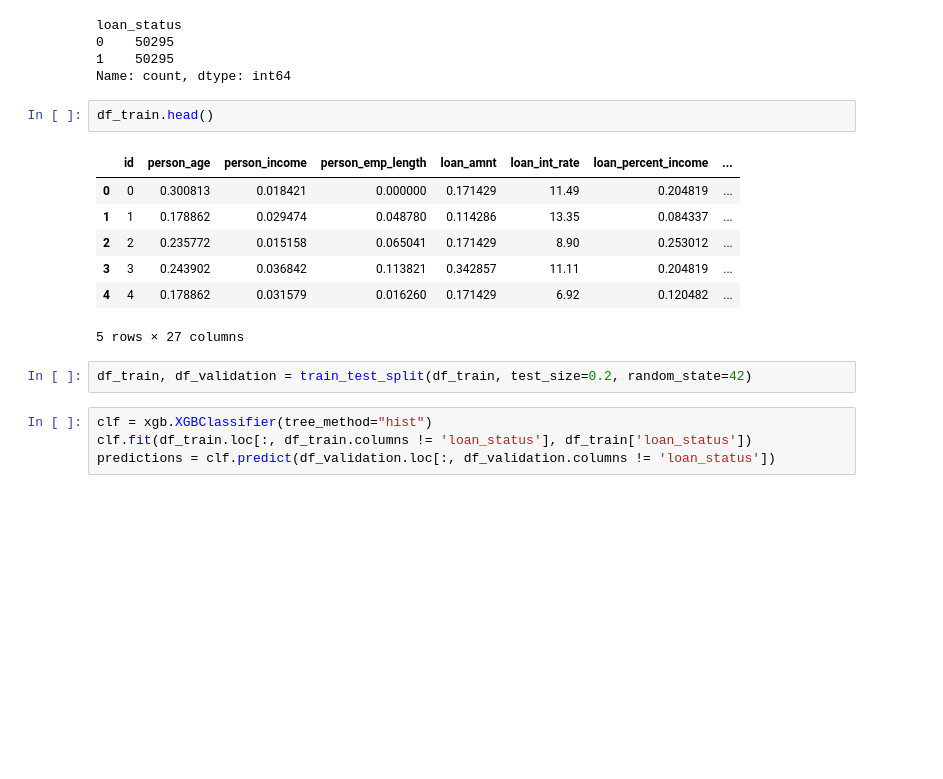
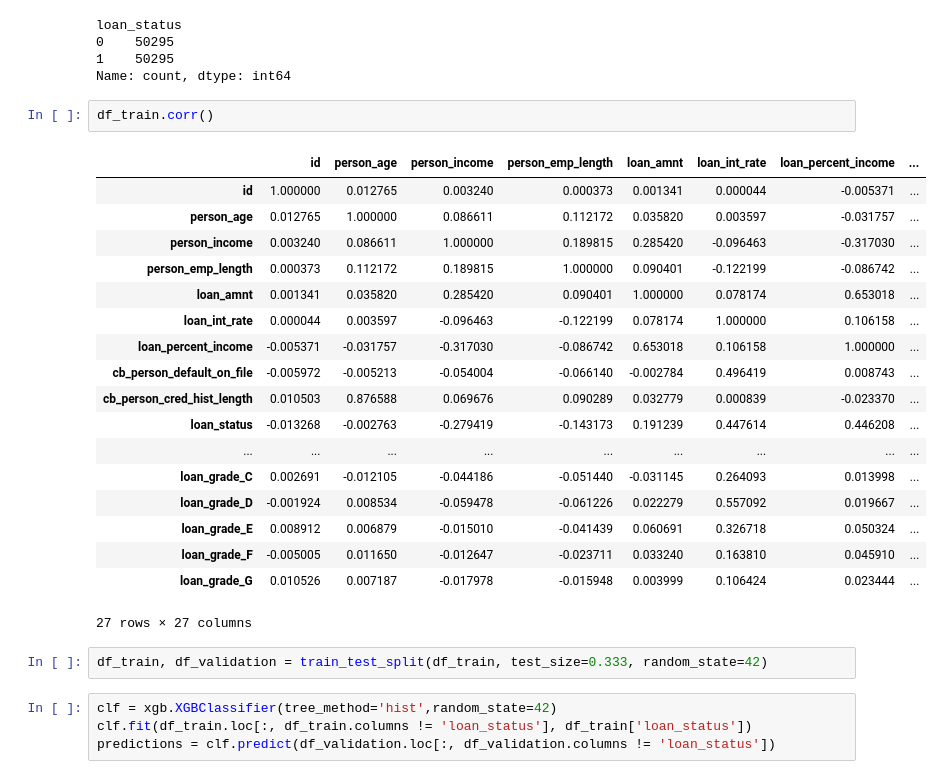
Before and after one commit to KasperLange13/LoanApprovalPrediction, a Jupyter notebook: LoanApproval.ipynb, the cells around one changed output. Cells and saved outputs as stored; diff of their text form; blank space fills up the shorter version.

```diff
--- a/LoanApproval.ipynb
+++ b/LoanApproval.ipynb
@@ -79,19 +123,30 @@ loan_status
 1    50295
 Name: count, dtype: int64
 # %%
-df_train.head()
+df_train.corr()
 # %% [output]
 |  | id | person_age | person_income | person_emp_length | loan_amnt | loan_int_rate | loan_percent_income | ... |
-| 0 | 0 | 0.300813 | 0.018421 | 0.000000 | 0.171429 | 11.49 | 0.204819 | ... |
-| 1 | 1 | 0.178862 | 0.029474 | 0.048780 | 0.114286 | 13.35 | 0.084337 | ... |
-| 2 | 2 | 0.235772 | 0.015158 | 0.065041 | 0.171429 | 8.90 | 0.253012 | ... |
-| 3 | 3 | 0.243902 | 0.036842 | 0.113821 | 0.342857 | 11.11 | 0.204819 | ... |
-| 4 | 4 | 0.178862 | 0.031579 | 0.016260 | 0.171429 | 6.92 | 0.120482 | ... |
+| id | 1.000000 | 0.012765 | 0.003240 | 0.000373 | 0.001341 | 0.000044 | -0.005371 | ... |
+| person_age | 0.012765 | 1.000000 | 0.086611 | 0.112172 | 0.035820 | 0.003597 | -0.031757 | ... |
+| person_income | 0.003240 | 0.086611 | 1.000000 | 0.189815 | 0.285420 | -0.096463 | -0.317030 | ... |
+| person_emp_length | 0.000373 | 0.112172 | 0.189815 | 1.000000 | 0.090401 | -0.122199 | -0.086742 | ... |
+| loan_amnt | 0.001341 | 0.035820 | 0.285420 | 0.090401 | 1.000000 | 0.078174 | 0.653018 | ... |
+| loan_int_rate | 0.000044 | 0.003597 | -0.096463 | -0.122199 | 0.078174 | 1.000000 | 0.106158 | ... |
+| loan_percent_income | -0.005371 | -0.031757 | -0.317030 | -0.086742 | 0.653018 | 0.106158 | 1.000000 | ... |
+| cb_person_default_on_file | -0.005972 | -0.005213 | -0.054004 | -0.066140 | -0.002784 | 0.496419 | 0.008743 | ... |
+| cb_person_cred_hist_length | 0.010503 | 0.876588 | 0.069676 | 0.090289 | 0.032779 | 0.000839 | -0.023370 | ... |
+| loan_status | -0.013268 | -0.002763 | -0.279419 | -0.143173 | 0.191239 | 0.447614 | 0.446208 | ... |
+| ... | ... | ... | ... | ... | ... | ... | ... | ... |
+| loan_grade_C | 0.002691 | -0.012105 | -0.044186 | -0.051440 | -0.031145 | 0.264093 | 0.013998 | ... |
+| loan_grade_D | -0.001924 | 0.008534 | -0.059478 | -0.061226 | 0.022279 | 0.557092 | 0.019667 | ... |
+| loan_grade_E | 0.008912 | 0.006879 | -0.015010 | -0.041439 | 0.060691 | 0.326718 | 0.050324 | ... |
+| loan_grade_F | -0.005005 | 0.011650 | -0.012647 | -0.023711 | 0.033240 | 0.163810 | 0.045910 | ... |
+| loan_grade_G | 0.010526 | 0.007187 | -0.017978 | -0.015948 | 0.003999 | 0.106424 | 0.023444 | ... |
-5 rows × 27 columns
+27 rows × 27 columns
 # %%
-df_train, df_validation = train_test_split(df_train, test_size=0.2, random_state=42)
+df_train, df_validation = train_test_split(df_train, test_size=0.333, random_state=42)
 # %%
-clf = xgb.XGBClassifier(tree_method="hist")
+clf = xgb.XGBClassifier(tree_method='hist',random_state=42)
 clf.fit(df_train.loc[:, df_train.columns != 'loan_status'], df_train['loan_status'])
 predictions = clf.predict(df_validation.loc[:, df_validation.columns != 'loan_status'])
 # %%
```
Also changed, not shown: parts of 6 cells of this notebook, 1 other file.
